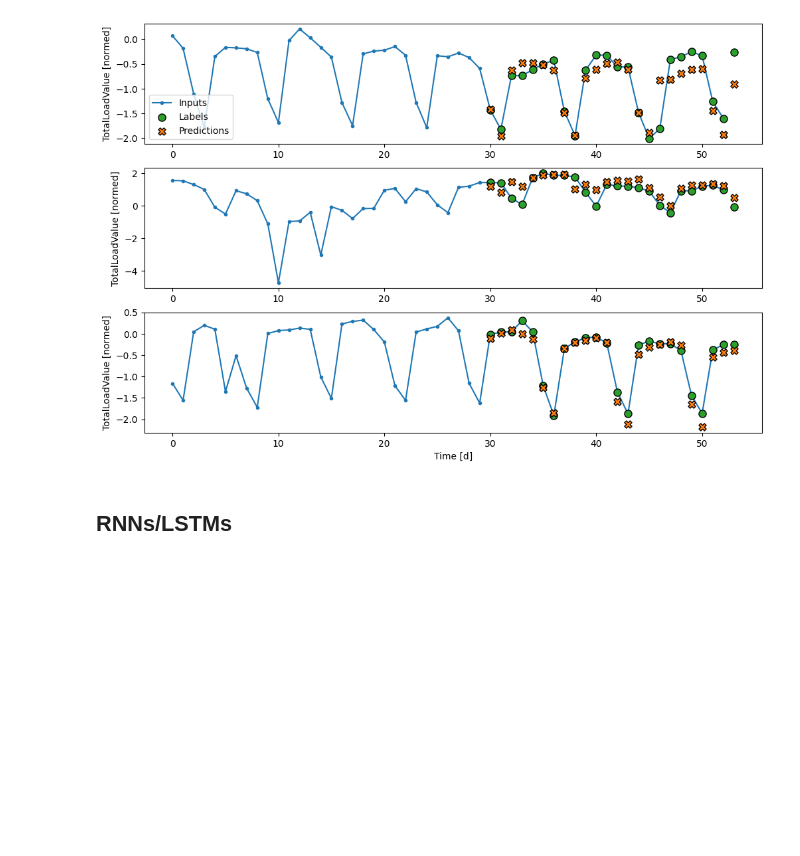
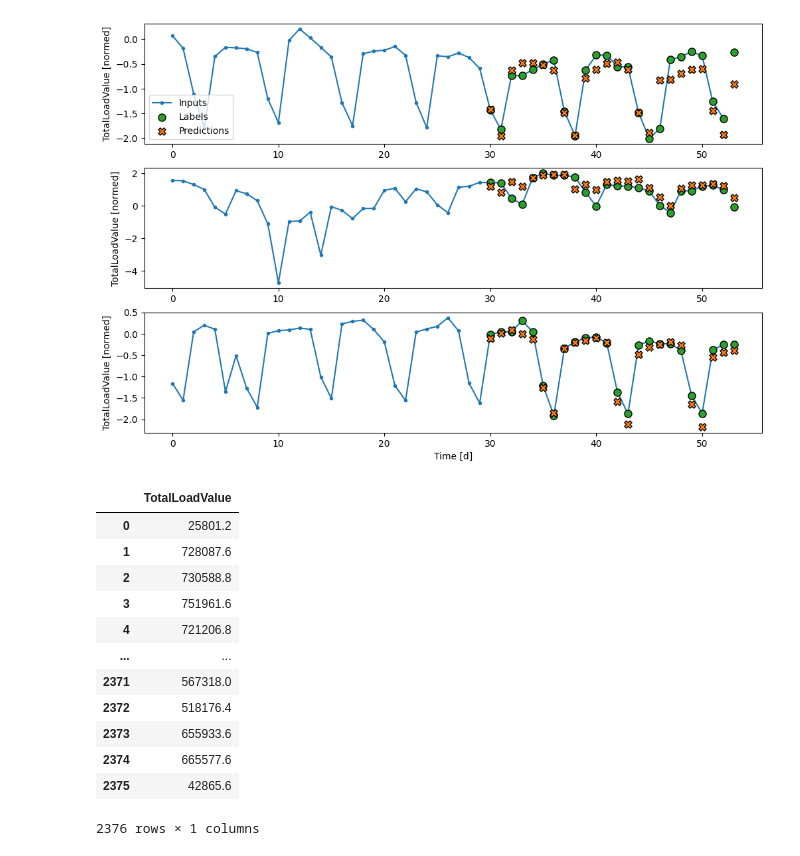
Before and after one commit to AydenZK/electricity_models_3555, a Jupyter notebook: analysis/nn_analysis.ipynb, the cells around one changed output. Cells and saved outputs as stored; diff of their text form; code cells hidden in the pictures; blank space fills up the shorter version.

```diff
--- a/analysis/nn_analysis.ipynb
+++ b/analysis/nn_analysis.ipynb
@@ -530,5 +530,20 @@ Output shape: (32, 24, 1)
 wide_conv_window.plot(conv_model)
 # %% [output]
 [figure]
-# %% [markdown]
-## RNNs/LSTMs
+# %%
+ap2 = aus[['TotalLoadValue']]
+ap2
+# %% [output]
+|  | TotalLoadValue |
+| 0 | 25801.2 |
+| 1 | 728087.6 |
+| 2 | 730588.8 |
+| 3 | 751961.6 |
+| 4 | 721206.8 |
+| ... | ... |
+| 2371 | 567318.0 |
+| 2372 | 518176.4 |
+| 2373 | 655933.6 |
+| 2374 | 665577.6 |
+| 2375 | 42865.6 |
+2376 rows × 1 columns
```
Also changed, not shown: parts of 2 cells of this notebook.
